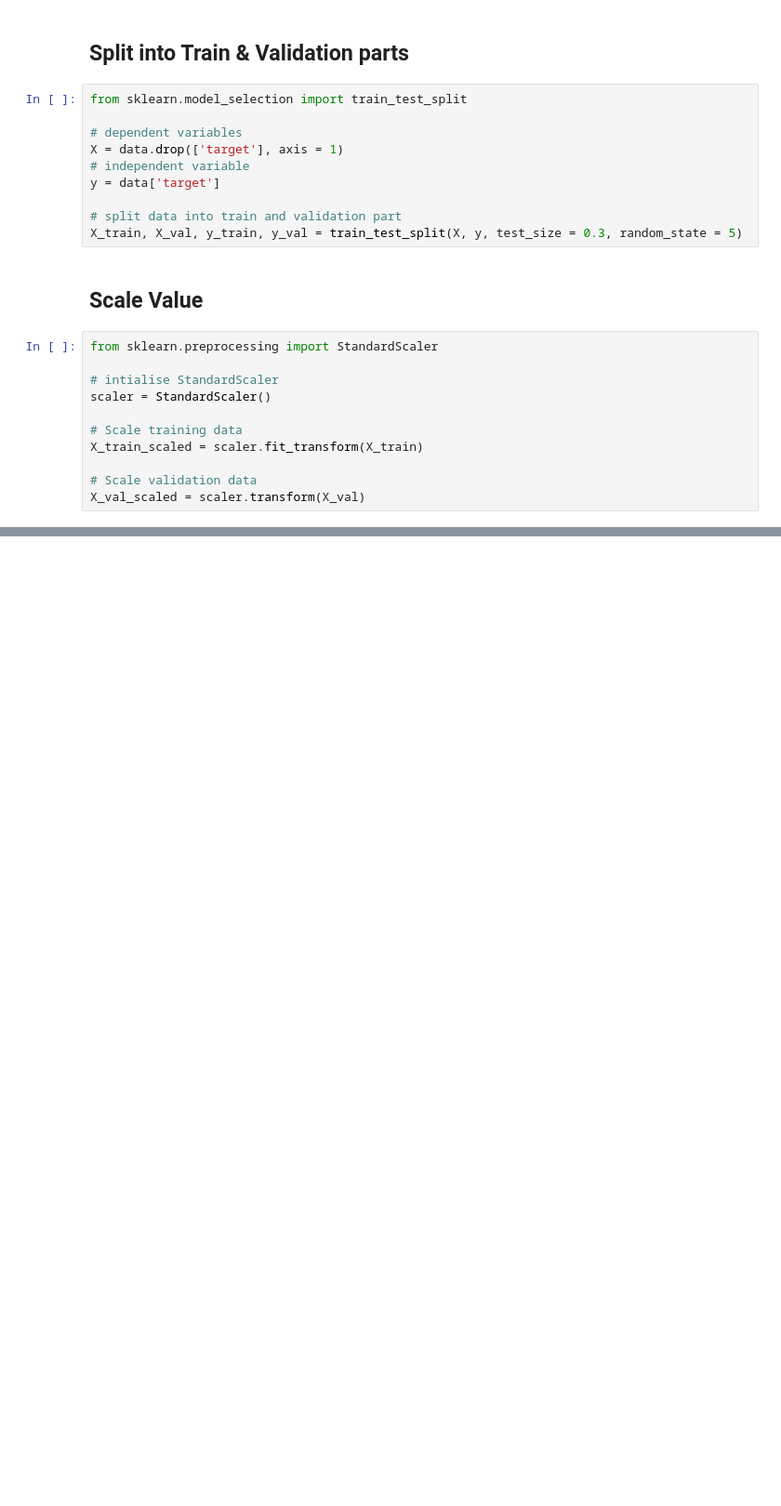
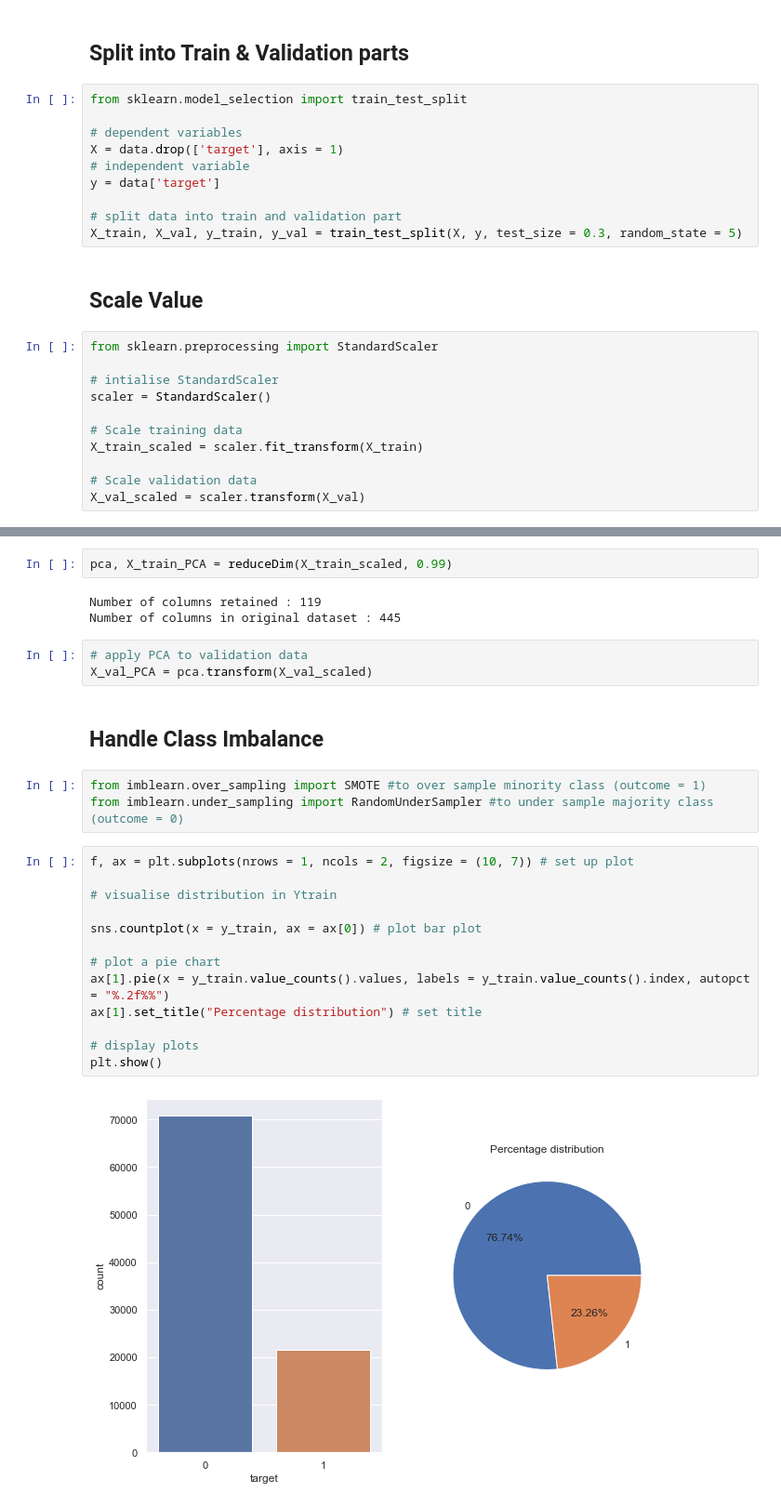
Before and after one commit to guptaShourya/Springleaf-Marketing-Response--Kaggle, a Jupyter notebook: Main.ipynb, the cells around one changed output, grey strips where cells are left out. Shown at 93% size. Saved outputs shown, nothing was run; the diff lists cells and outputs as text; blank space fills up the shorter version.

```diff
--- a/Main.ipynb
+++ b/Main.ipynb
@@ -292,0 +288,28 @@ Number of columns in original dataset : 445
+# %%
+pca, X_train_PCA = reduceDim(X_train_scaled, 0.99)
+# %% [output]
+Number of columns retained : 119
+Number of columns in original dataset : 445
+# %%
+# apply PCA to validation data
+X_val_PCA = pca.transform(X_val_scaled)
+# %% [markdown]
+## Handle Class Imbalance
+# %%
+from imblearn.over_sampling import SMOTE #to over sample minority class (outcome = 1)
+from imblearn.under_sampling import RandomUnderSampler #to under sample majority class (outcome = 0)
+# %%
+f, ax = plt.subplots(nrows = 1, ncols = 2, figsize = (10, 7)) # set up plot
+
+# visualise distribution in Ytrain
+
+sns.countplot(x = y_train, ax = ax[0]) # plot bar plot
+
+# plot a pie chart
+ax[1].pie(x = y_train.value_counts().values, labels = y_train.value_counts().index, autopct = "%.2f%%")
+ax[1].set_title("Percentage distribution") # set title
+
+# display plots
+plt.show()
+# %% [output]
+[figure, added]
```
Also changed, not shown: parts of 8 cells of this notebook.
